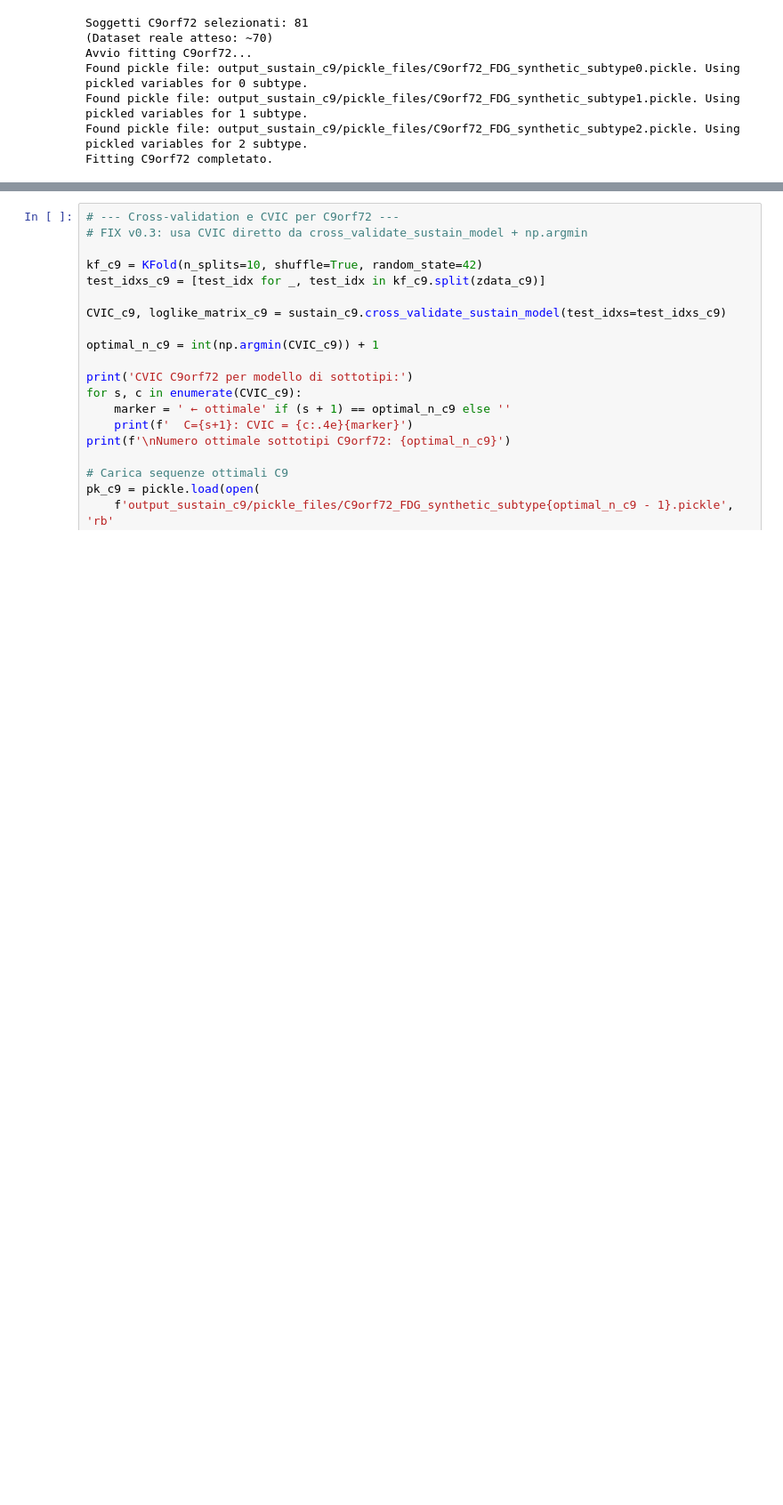
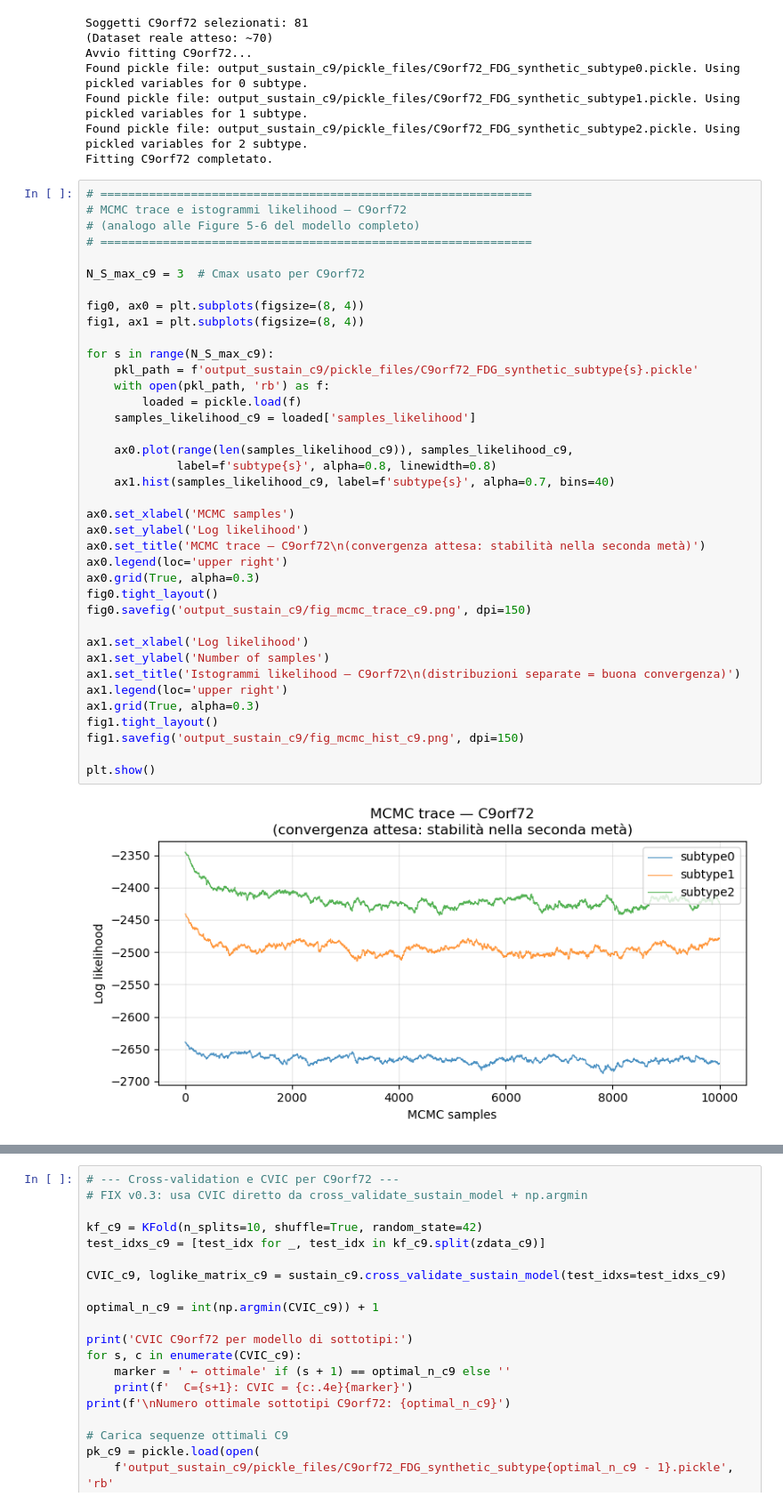
Before and after one commit to fedele93/sustainpetsla, a Jupyter notebook: Vesione 0.3 SuStaIn_ALS_FDG_template.ipynb, the cells around one changed output, grey strips where cells are left out. Shown at 89% size. Drawn from its saved outputs; the diff is of its cells as text; blank space fills up the shorter version.

```diff
--- a/Vesione 0.3 SuStaIn_ALS_FDG_template.ipynb
+++ b/Vesione 0.3 SuStaIn_ALS_FDG_template.ipynb
@@ -1131,3 +1180,43 @@ Found pickle file: output_sustain_c9/pickle_files/C9orf72_FDG_synthetic_subtype0
 Found pickle file: output_sustain_c9/pickle_files/C9orf72_FDG_synthetic_subtype1.pickle. Using pickled variables for 1 subtype.
 Found pickle file: output_sustain_c9/pickle_files/C9orf72_FDG_synthetic_subtype2.pickle. Using pickled variables for 2 subtype.
 Fitting C9orf72 completato.
+# %%
+# ==============================================================
+# MCMC trace e istogrammi likelihood — C9orf72
+# (analogo alle Figure 5-6 del modello completo)
+# ==============================================================
+
+N_S_max_c9 = 3  # Cmax usato per C9orf72
+
+fig0, ax0 = plt.subplots(figsize=(8, 4))
+fig1, ax1 = plt.subplots(figsize=(8, 4))
+
+for s in range(N_S_max_c9):
+    pkl_path = f'output_sustain_c9/pickle_files/C9orf72_FDG_synthetic_subtype{s}.pickle'
+    with open(pkl_path, 'rb') as f:
+        loaded = pickle.load(f)
+    samples_likelihood_c9 = loaded['samples_likelihood']
+
+    ax0.plot(range(len(samples_likelihood_c9)), samples_likelihood_c9,
+             label=f'subtype{s}', alpha=0.8, linewidth=0.8)
+    ax1.hist(samples_likelihood_c9, label=f'subtype{s}', alpha=0.7, bins=40)
+
+ax0.set_xlabel('MCMC samples')
+ax0.set_ylabel('Log likelihood')
+ax0.set_title('MCMC trace — C9orf72\n(convergenza attesa: stabilità nella seconda metà)')
+ax0.legend(loc='upper right')
+ax0.grid(True, alpha=0.3)
+fig0.tight_layout()
+fig0.savefig('output_sustain_c9/fig_mcmc_trace_c9.png', dpi=150)
+
+ax1.set_xlabel('Log likelihood')
+ax1.set_ylabel('Number of samples')
+ax1.set_title('Istogrammi likelihood — C9orf72\n(distribuzioni separate = buona convergenza)')
+ax1.legend(loc='upper right')
+ax1.grid(True, alpha=0.3)
+fig1.tight_layout()
+fig1.savefig('output_sustain_c9/fig_mcmc_hist_c9.png', dpi=150)
+
+plt.show()
+# %% [output]
+[figure, added]
```
Also changed, not shown: parts of 14 cells of this notebook.
